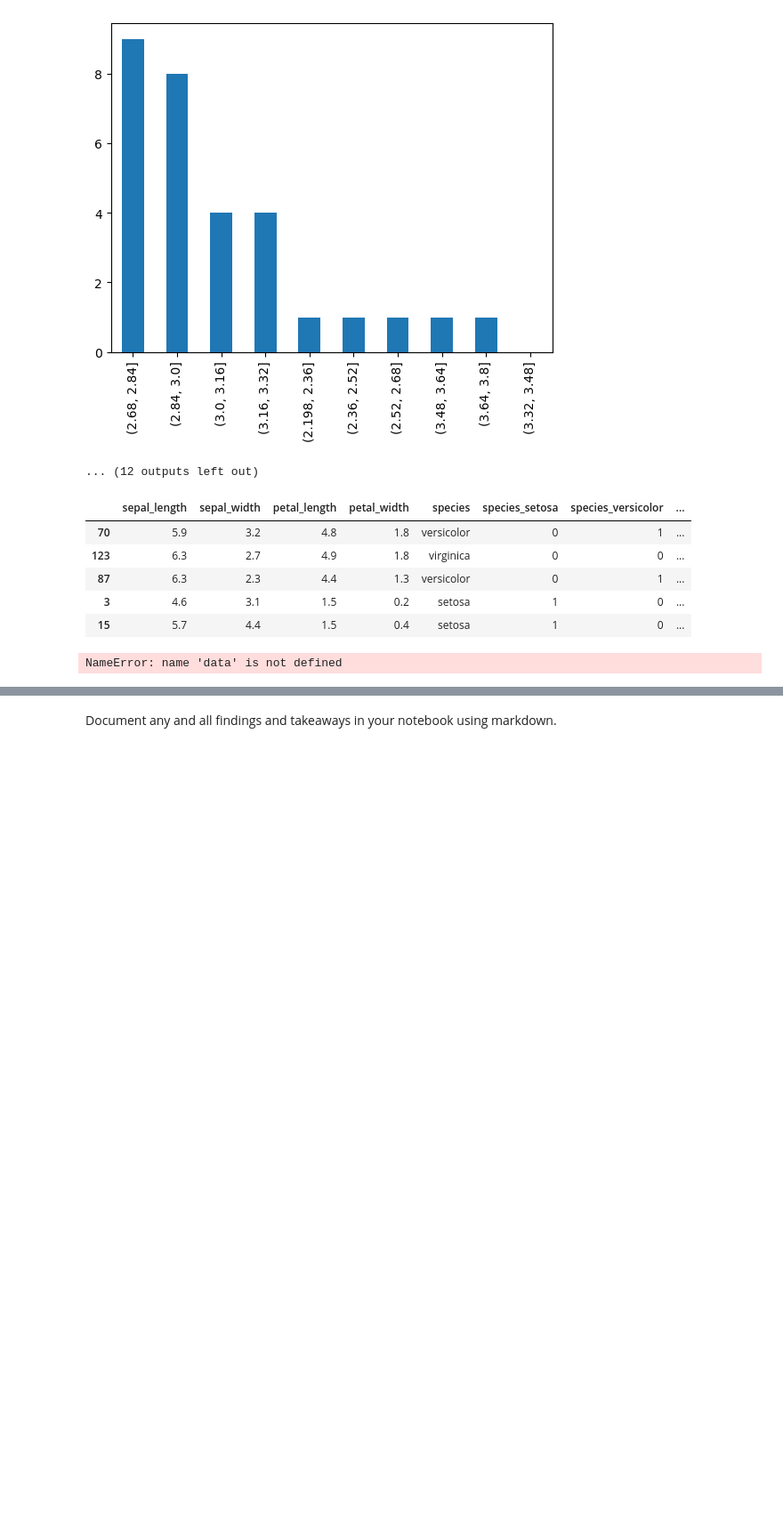
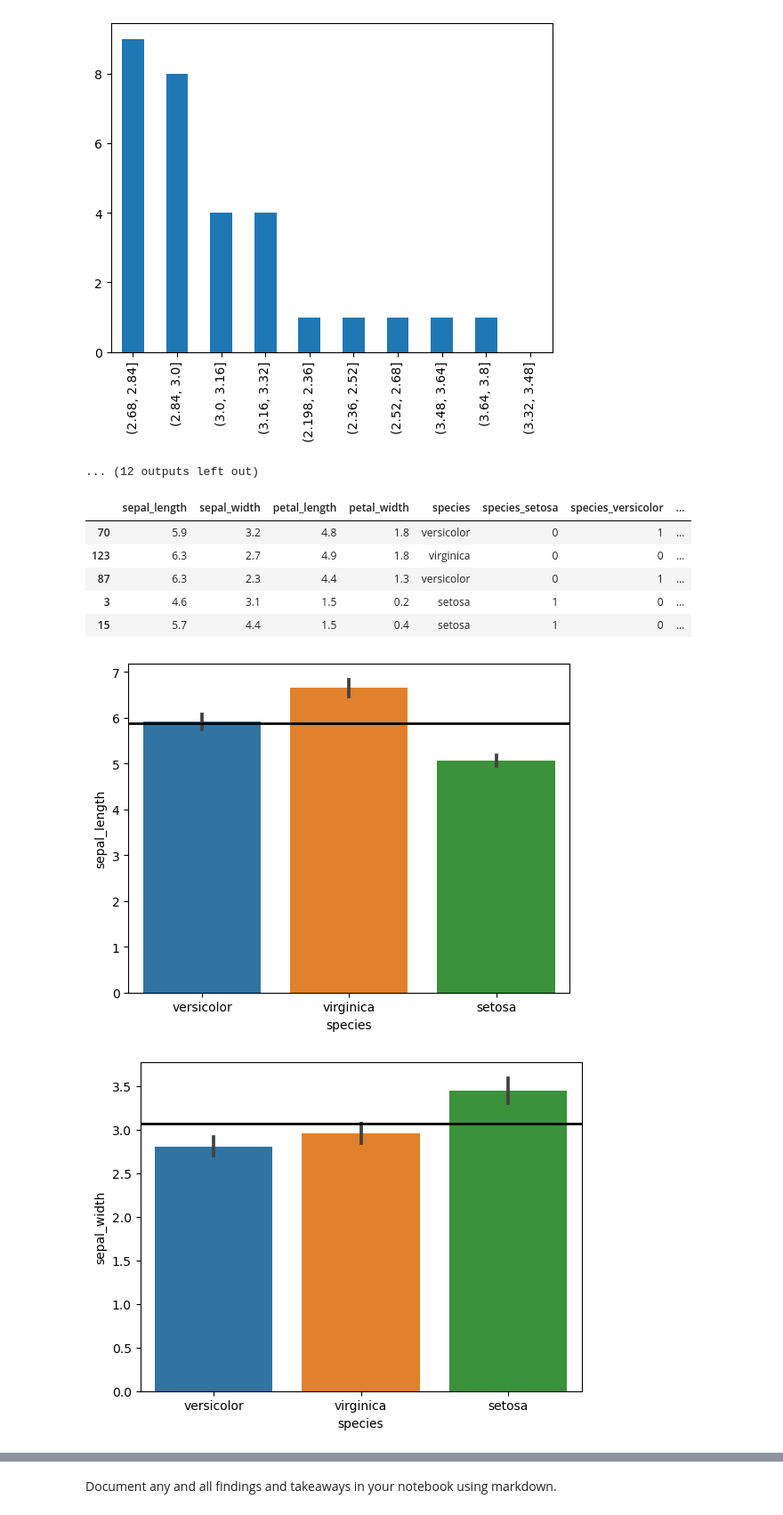
Before and after one commit to Divante222/classification_exercises, a Jupyter notebook: classification_exercises.ipynb, the cells around one changed output, grey strips where cells are left out. Shown: that part at 89% size. Cells and saved outputs as stored; diff of their text form; code cells hidden in the pictures; blank space fills up the shorter version.

```diff
--- a/classification_exercises.ipynb
+++ b/classification_exercises.ipynb
@@ -551,11 +551,14 @@ train.head()
 # %%
 # data = data.drop(columns=['species'])
 # sns.barplot()
+
+data = train.drop(columns = ['species_virginica', 'species_versicolor', 'species_setosa'])
 the_columns = data.columns
 for i in range(len(data.columns)-1):
 
     the_plot = sns.barplot(data = data, x = data.species, y = data.columns[i])
     the_plot.axhline(data[the_columns[i]].mean(), color='k', lw=2)
     plt.show()
 # %% [output]
-NameError: name 'data' is not defined
+[figure, added]
+[figure, added]
```
Also changed, not shown: parts of 16 cells of this notebook, 5 other files.
